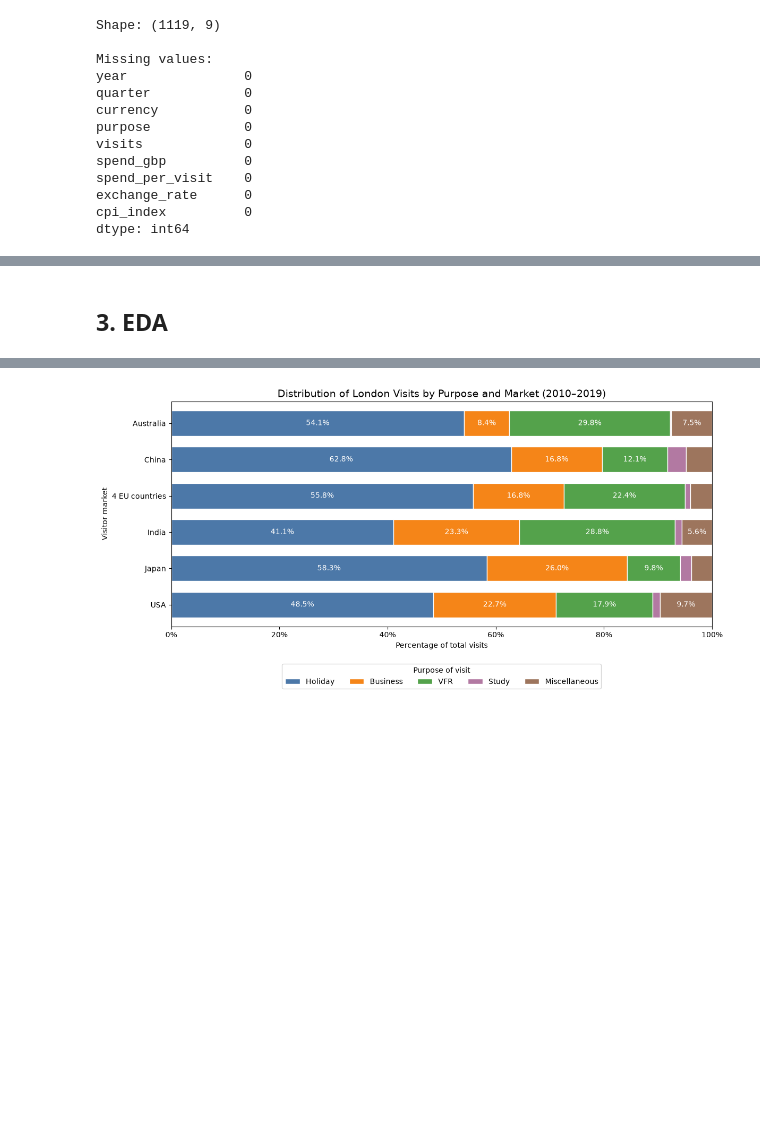
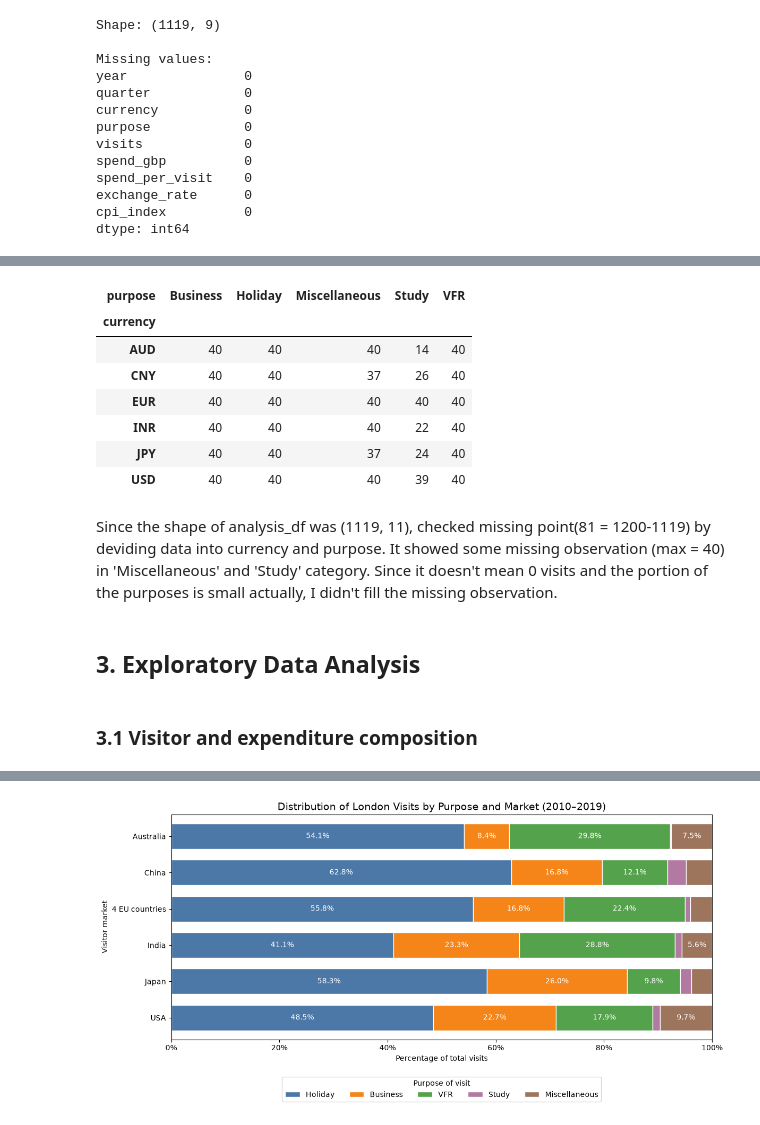
Before and after one commit to clairek26ds/SDPA_summative_Claire, a Jupyter notebook: Component2/component2.ipynb, the cells around one changed output, grey strips where cells are left out. Cells and saved outputs as stored; diff of their text form; code cells hidden in the pictures; blank space fills up the shorter version.

```diff
--- a/Component2/component2.ipynb
+++ b/Component2/component2.ipynb
@@ -558,5 +588,22 @@ analysis_df.head()
+# %%
+observation_counts = analysis_df.groupby(["currency", "purpose"]).size().unstack()
+
+display(observation_counts)
+# %% [output]
+| purpose | Business | Holiday | Miscellaneous | Study | VFR |
+| currency |  |  |  |  |  |
+| AUD | 40 | 40 | 40 | 14 | 40 |
+| CNY | 40 | 40 | 37 | 26 | 40 |
+| EUR | 40 | 40 | 40 | 40 | 40 |
+| INR | 40 | 40 | 40 | 22 | 40 |
+| JPY | 40 | 40 | 37 | 24 | 40 |
+| USD | 40 | 40 | 40 | 39 | 40 |
+# %% [markdown]
+Since the shape of analysis_df was (1119, 11), checked missing point(81 = 1200-1119) by deviding data into currency and purpose. It showed some missing observation (max = 40) in 'Miscellaneous' and 'Study' category. Since it doesn't mean 0 visits and the portion of the purposes is small actually, I didn't fill the missing observation.
 # %% [markdown]
-## 3. EDA
+## 3. Exploratory Data Analysis
+# %% [markdown]
+### 3.1 Visitor and expenditure composition
 # %%
 import matplotlib.pyplot as plt
 import matplotlib.ticker as ticker
```
Also changed, not shown: parts of 32 cells of this notebook.
